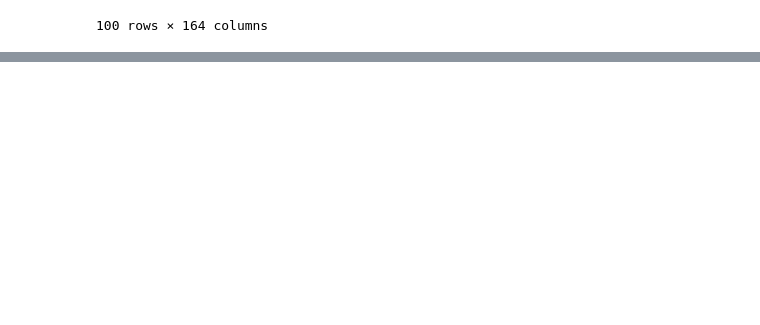
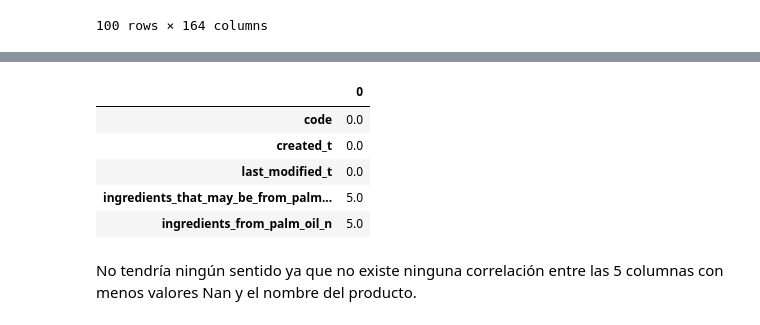
Before and after one commit to XinruYang/Data-Science-Bootcamp-21, a Jupyter notebook: week10_ML_competition_pca_kmeans/day1_gridsearch_pipelines/exercises/1.analysis.ipynb, the cells around one changed output, grey strips where cells are left out. Cells and saved outputs as stored; diff of their text form; code cells hidden in the pictures; blank space fills up the shorter version.

```diff
--- a/week10_ML_competition_pca_kmeans/day1_gridsearch_pipelines/exercises/1.analysis.ipynb
+++ b/week10_ML_competition_pca_kmeans/day1_gridsearch_pipelines/exercises/1.analysis.ipynb
@@ -33,0 +28,10 @@ memory usage: 128.2+ KB
+# %%
+dic = {}
+for column in df.columns:
+    na = df[column].isna().sum()
+    l = len(df[column])
+    p = na/l * 100
+
+    dic[column] = [p,"%"]
+
+dic
@@ -33,0 +106,10 @@ memory usage: 128.2+ KB
+# %%
+dic = {}
+for column in newdf.columns:
+    na = newdf[column].isna().sum()
+    l = len(newdf[column])
+    p = na/l * 100
+
+    dic[column] = [p]
+
+dic
@@ -33,0 +134,14 @@ memory usage: 128.2+ KB
+# %%
+df1 = pd.DataFrame(dic)
+df1 = df1.transpose()
+df1.sort_values(by=0, inplace=True)
+df1[:5]
+# %% [output]
+|  | 0 |
+| code | 0.0 |
+| created_t | 0.0 |
+| last_modified_t | 0.0 |
+| ingredients_that_may_be_from_palm... | 5.0 |
+| ingredients_from_palm_oil_n | 5.0 |
+# %% [markdown]
+No tendría ningún sentido ya que no existe ninguna correlación entre las 5 columnas con menos valores Nan y el nombre del producto.
```
Also changed, not shown: parts of 7 cells of this notebook, 8 other files.
